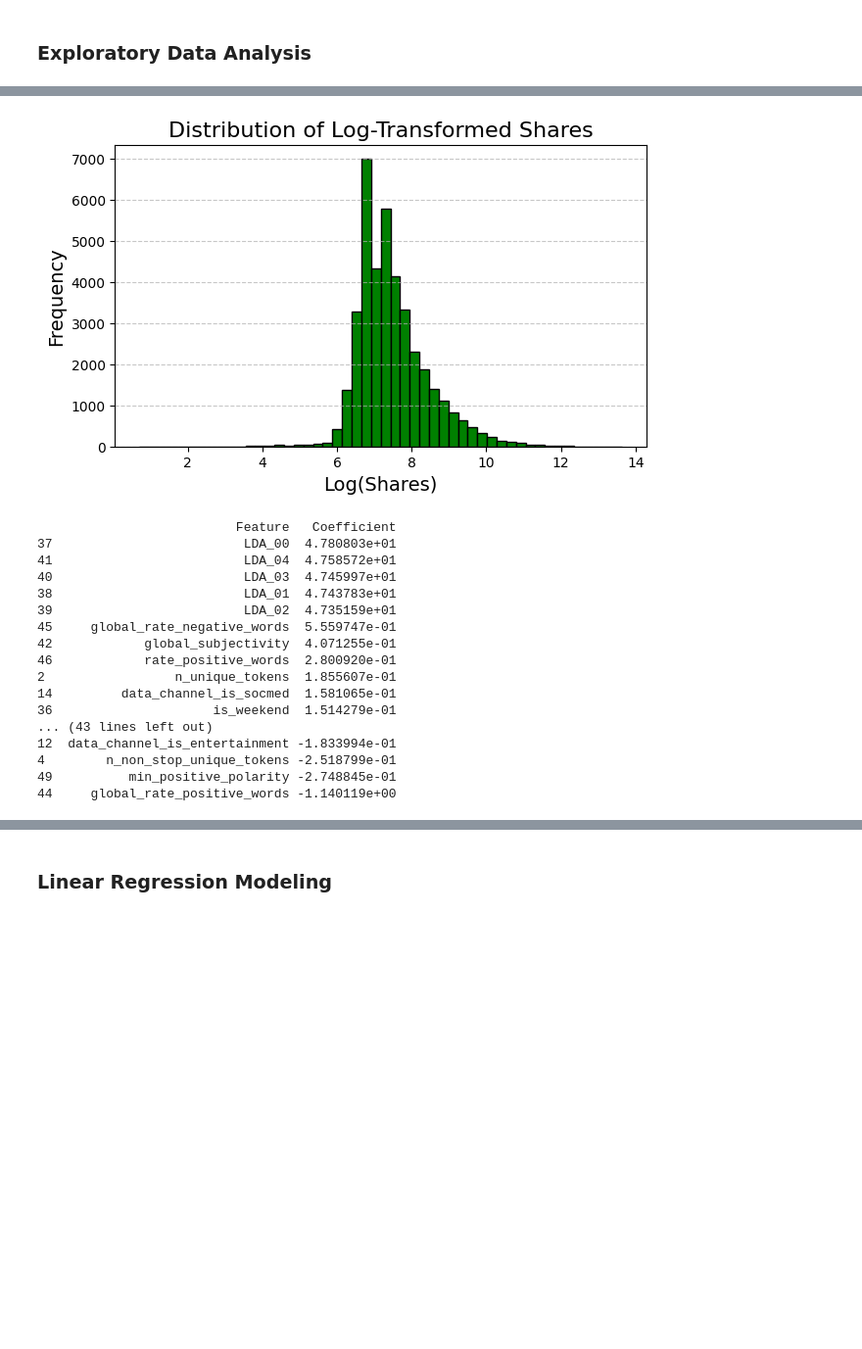
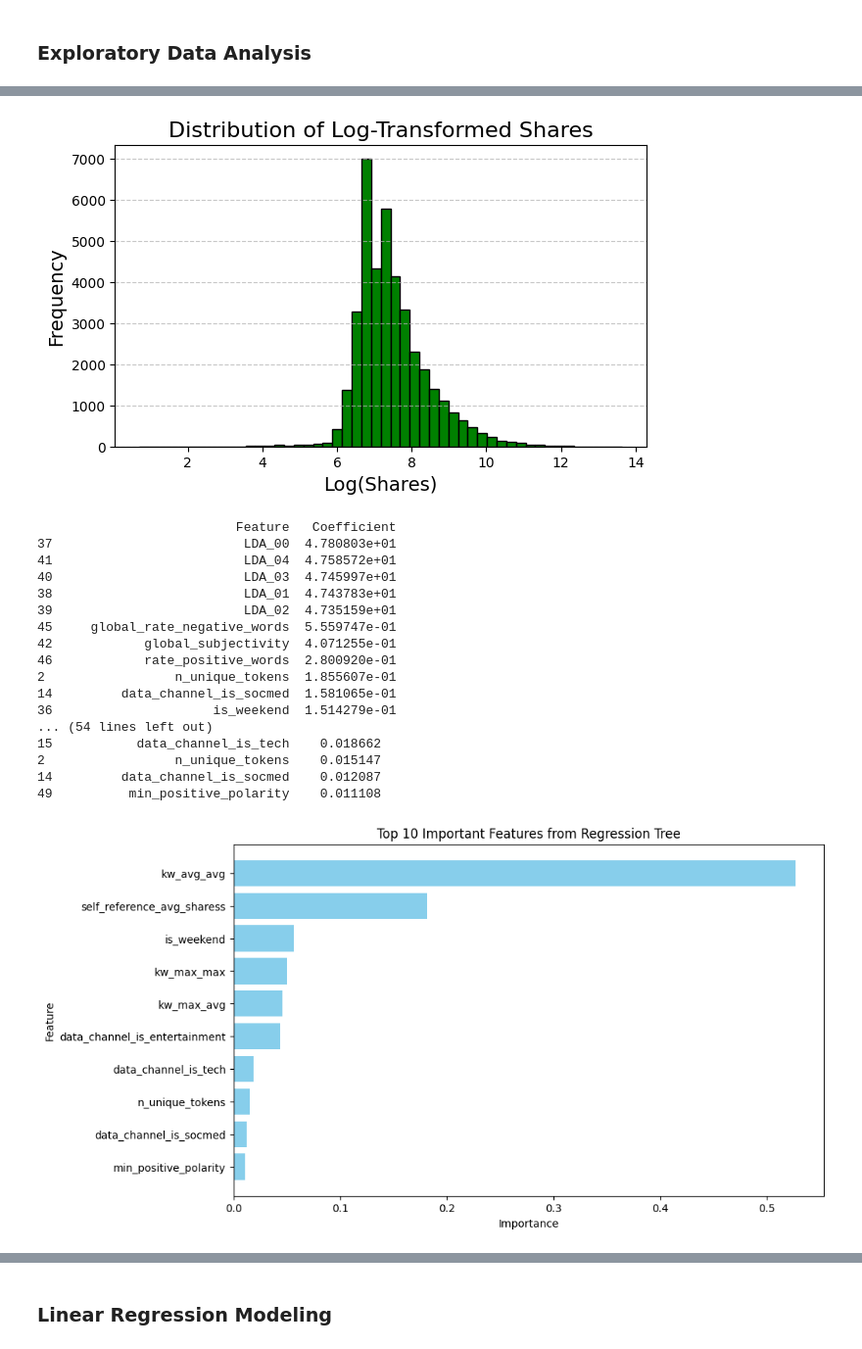
Before and after one commit to stat220/final-lab-group-17, a Jupyter notebook: FinalLab.ipynb, the cells around one changed output, grey strips where cells are left out. Shown at 98% size. Drawn from its saved outputs; the diff is of its cells as text; code cells hidden in the pictures; blank space fills up the shorter version.

```diff
--- a/FinalLab.ipynb
+++ b/FinalLab.ipynb
@@ -7,6 +7,7 @@ import pandas as pd
 import numpy as np
 import matplotlib.pyplot as plt
 from sklearn.linear_model import LinearRegression
+from sklearn.tree import DecisionTreeRegressor
 from sklearn.model_selection import train_test_split
 from sklearn.metrics import mean_squared_error
 from sklearn.metrics import r2_score
@@ -37,35 +38,83 @@ plt.grid(axis='y', linestyle='--', alpha=0.7)
 plt.show()
 
 y = news_data['shares_log']
 X = pd.get_dummies(news_data.drop(['shares', 'shares_log', 'url', 'timedelta'], axis=1), drop_first=True)
 
 # Convert categorical variables to dummy/one-hot encoding (if any exist)
 X = pd.get_dummies(X, drop_first=True)
 
 # Fit a linear regression model using sklearn
 model = LinearRegression()
 model.fit(X, y)
 
 # Get coefficients
 coefficients = pd.DataFrame({'Feature': X.columns, 'Coefficient': model.coef_})
 print(coefficients.sort_values(by='Coefficient', ascending=False))
+
+reg_tree = DecisionTreeRegressor(max_depth=5, random_state=42)
+reg_tree.fit(X, y)
+
+# Identify important predictors
+feature_importances = pd.DataFrame({
+    'Feature': X.columns,
+    'Importance': reg_tree.feature_importances_
+}).sort_values(by='Importance', ascending=False)
+
+# Display the most important predictors
+print(feature_importances.head(10))
+
+# Plot the feature importances
+plt.figure(figsize=(10, 6))
+plt.barh(feature_importances['Feature'].head(10), feature_importances['Importance'].head(10), color='skyblue')
+plt.gca().invert_yaxis()
+plt.title('Top 10 Important Features from Regression Tree')
+plt.xlabel('Importance')
+plt.ylabel('Feature')
+plt.show()
+
+linear_model_vars = [
+    'LDA_00','LDA_01','LDA_02', 'LDA_03', 'global_rate_negative_words', 'global_subjectivity',
+    'global_rate_positive_words', 'n_non_stop_unique_tokens', 'min_positive_polarity'
+]
+
+tree_model_vars = [
+    'kw_avg_avg', 'self_reference_avg_sharess', 'is_weekend',
+    'kw_max_max', 'kw_max_avg'
+]
+
+# Combine variables for visualization
+selected_vars = list(set(linear_model_vars + tree_model_vars))
+
+# Plot each variable against the target variable
+plt.figure(figsize=(10, 40))
+for i, var in enumerate(selected_vars):
+    plt.subplot(len(selected_vars), 1, i + 1)
+    plt.scatter(news_data[var], news_data['shares'], alpha=0.5, edgecolor='k')
+    plt.title(f'Relationship Between {var} and Shares')
+    plt.xlabel(var)
+    plt.ylabel('Shares')
+
+plt.tight_layout()
+plt.subplots_adjust(hspace=0.4)  # Adjust the space between subplots to prevent overlap
+plt.show()
 # %% [output]
 [figure]
 [figure]
                           Feature   Coefficient
 37                         LDA_00  4.780803e+01
 41                         LDA_04  4.758572e+01
 40                         LDA_03  4.745997e+01
 38                         LDA_01  4.743783e+01
 39                         LDA_02  4.735159e+01
 45     global_rate_negative_words  5.559747e-01
 42            global_subjectivity  4.071255e-01
 46            rate_positive_words  2.800920e-01
 2                 n_unique_tokens  1.855607e-01
 14         data_channel_is_socmed  1.581065e-01
 36                     is_weekend  1.514279e-01
-... (43 lines left out)
-12  data_channel_is_entertainment -1.833994e-01
-4        n_non_stop_unique_tokens -2.518799e-01
-49          min_positive_polarity -2.748845e-01
-44     global_rate_positive_words -1.140119e+00
+... (54 lines left out)
+15           data_channel_is_tech    0.018662
+2                 n_unique_tokens    0.015147
+14         data_channel_is_socmed    0.012087
+49          min_positive_polarity    0.011108
+[figure, added]
```
Also changed, not shown: parts of 2 cells of this notebook.
